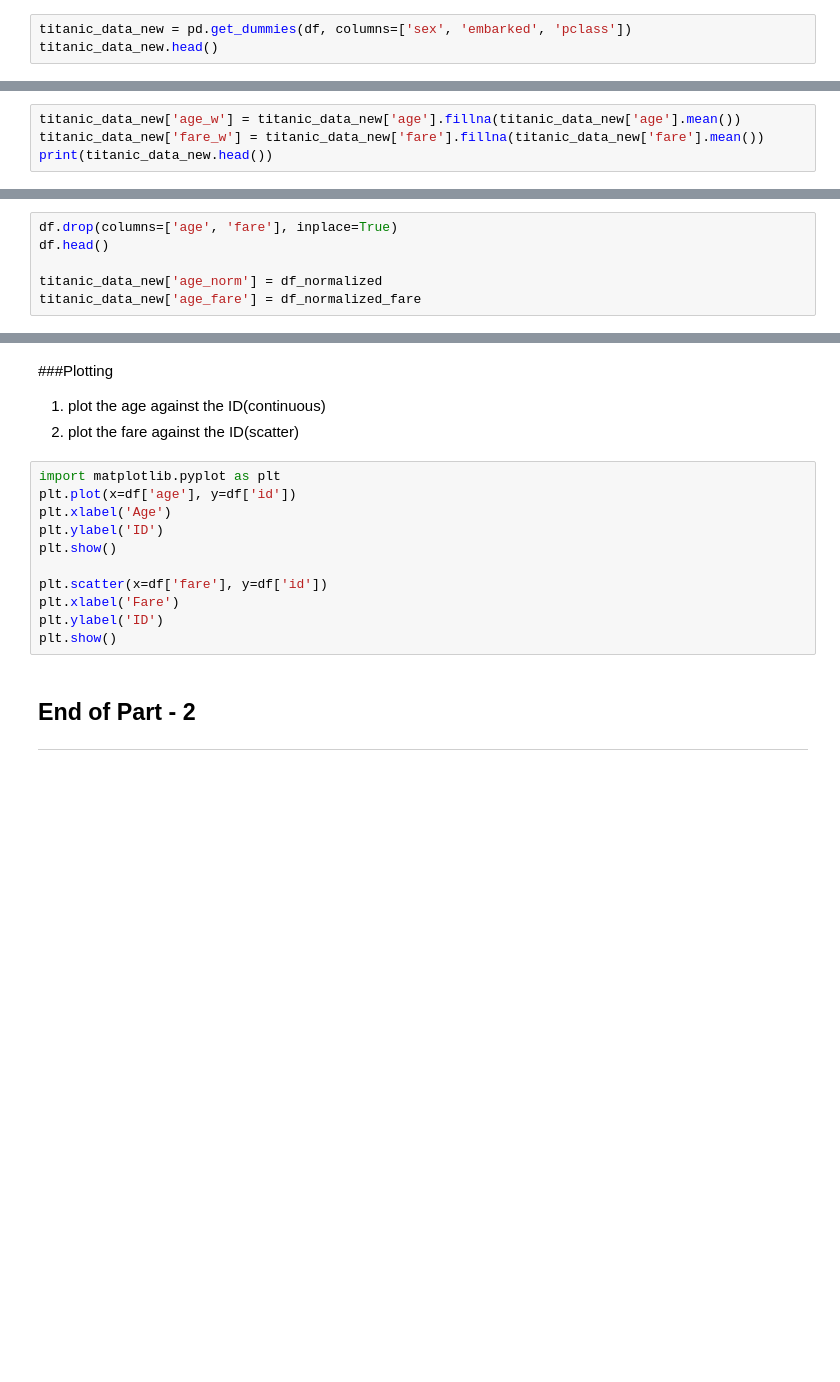
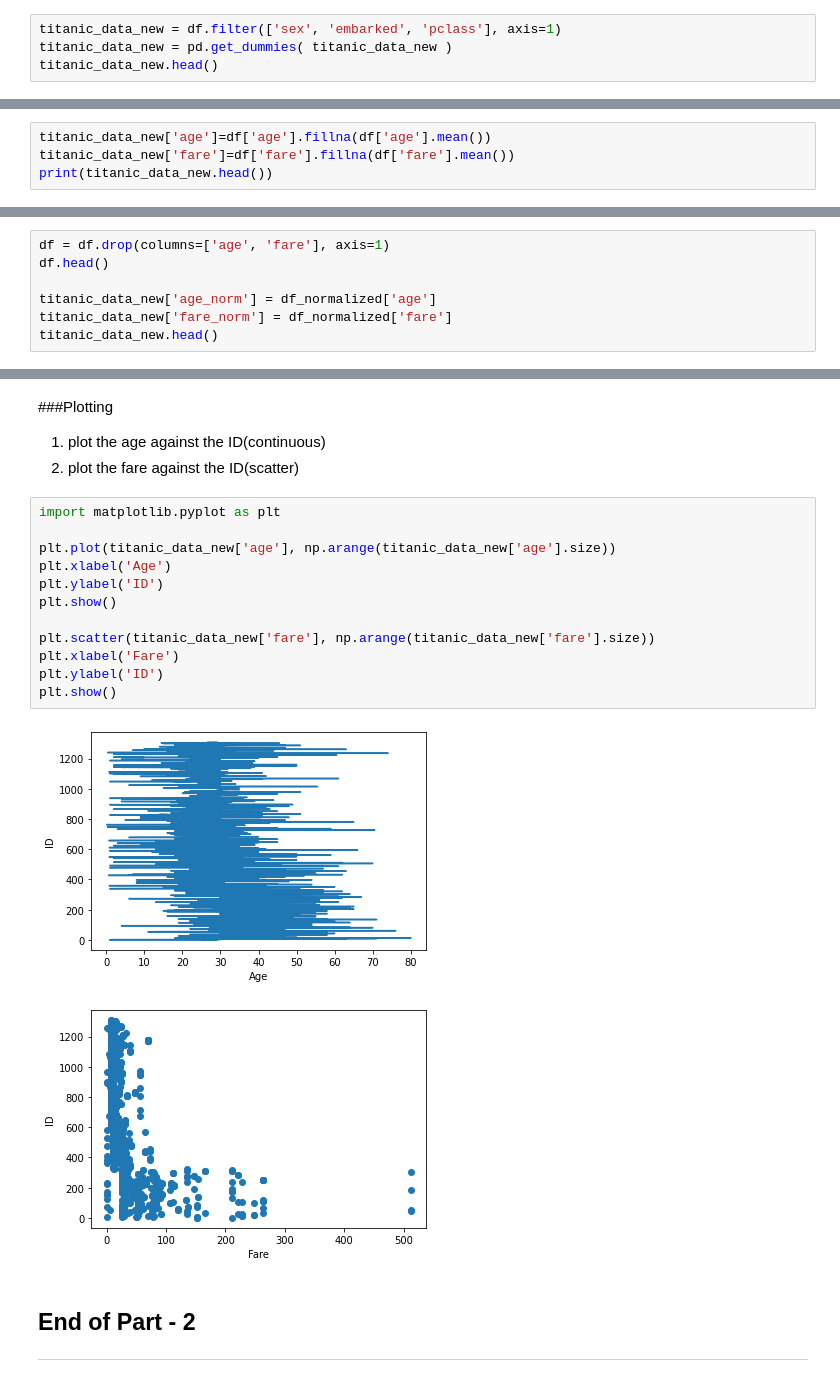
Before and after one commit to vrao1/SHALA-2020, a Jupyter notebook: Assignment_1_DS.ipynb, the cells around one changed output, grey strips where cells are left out. Cells and saved outputs as stored; diff of their text form; blank space fills up the shorter version.

```diff
--- a/Assignment_1_DS.ipynb
+++ b/Assignment_1_DS.ipynb
@@ -275,5 +335,6 @@ SyntaxError: ignored
 
 ---
 # %%
-titanic_data_new = pd.get_dummies(df, columns=['sex', 'embarked', 'pclass'])
+titanic_data_new = df.filter(['sex', 'embarked', 'pclass'], axis=1)
+titanic_data_new = pd.get_dummies( titanic_data_new )
 titanic_data_new.head()
@@ -288,6 +356,6 @@ titanic_data_new.head()
 
 ---
 # %%
-titanic_data_new['age_w'] = titanic_data_new['age'].fillna(titanic_data_new['age'].mean())
-titanic_data_new['fare_w'] = titanic_data_new['fare'].fillna(titanic_data_new['fare'].mean())
+titanic_data_new['age']=df['age'].fillna(df['age'].mean())
+titanic_data_new['fare']=df['fare'].fillna(df['fare'].mean())
 print(titanic_data_new.head())
@@ -330,8 +429,9 @@ NameError: ignored
 
 ---
 # %%
-df.drop(columns=['age', 'fare'], inplace=True)
+df = df.drop(columns=['age', 'fare'], axis=1)
 df.head()
 
-titanic_data_new['age_norm'] = df_normalized
-titanic_data_new['age_fare'] = df_normalized_fare
+titanic_data_new['age_norm'] = df_normalized['age']
+titanic_data_new['fare_norm'] = df_normalized['fare']
+titanic_data_new.head()
@@ -341,15 +448,19 @@ titanic_data_new['age_fare'] = df_normalized_fare
 2. plot the fare against the ID(scatter)
 # %%
 import matplotlib.pyplot as plt
-plt.plot(x=df['age'], y=df['id'])
+
+plt.plot(titanic_data_new['age'], np.arange(titanic_data_new['age'].size))
 plt.xlabel('Age')
 plt.ylabel('ID')
 plt.show()
 
-plt.scatter(x=df['fare'], y=df['id'])
+plt.scatter(titanic_data_new['fare'], np.arange(titanic_data_new['fare'].size))
 plt.xlabel('Fare')
 plt.ylabel('ID')
 plt.show()
+# %% [output]
+[figure, added]
+[figure, added]
 # %% [markdown]
 ## End of Part - 2
 ---
```
Also changed, not shown: parts of 14 cells of this notebook.
